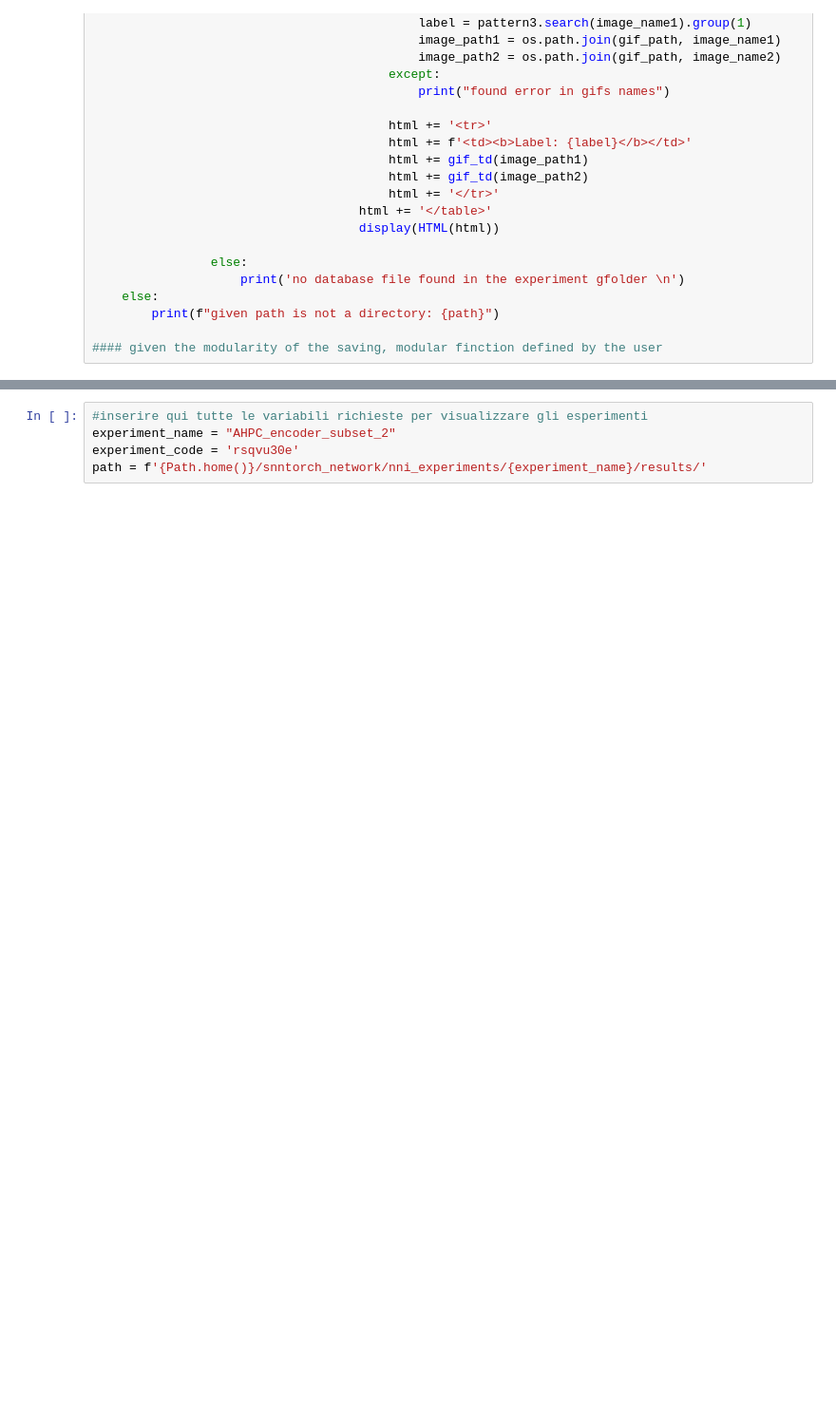
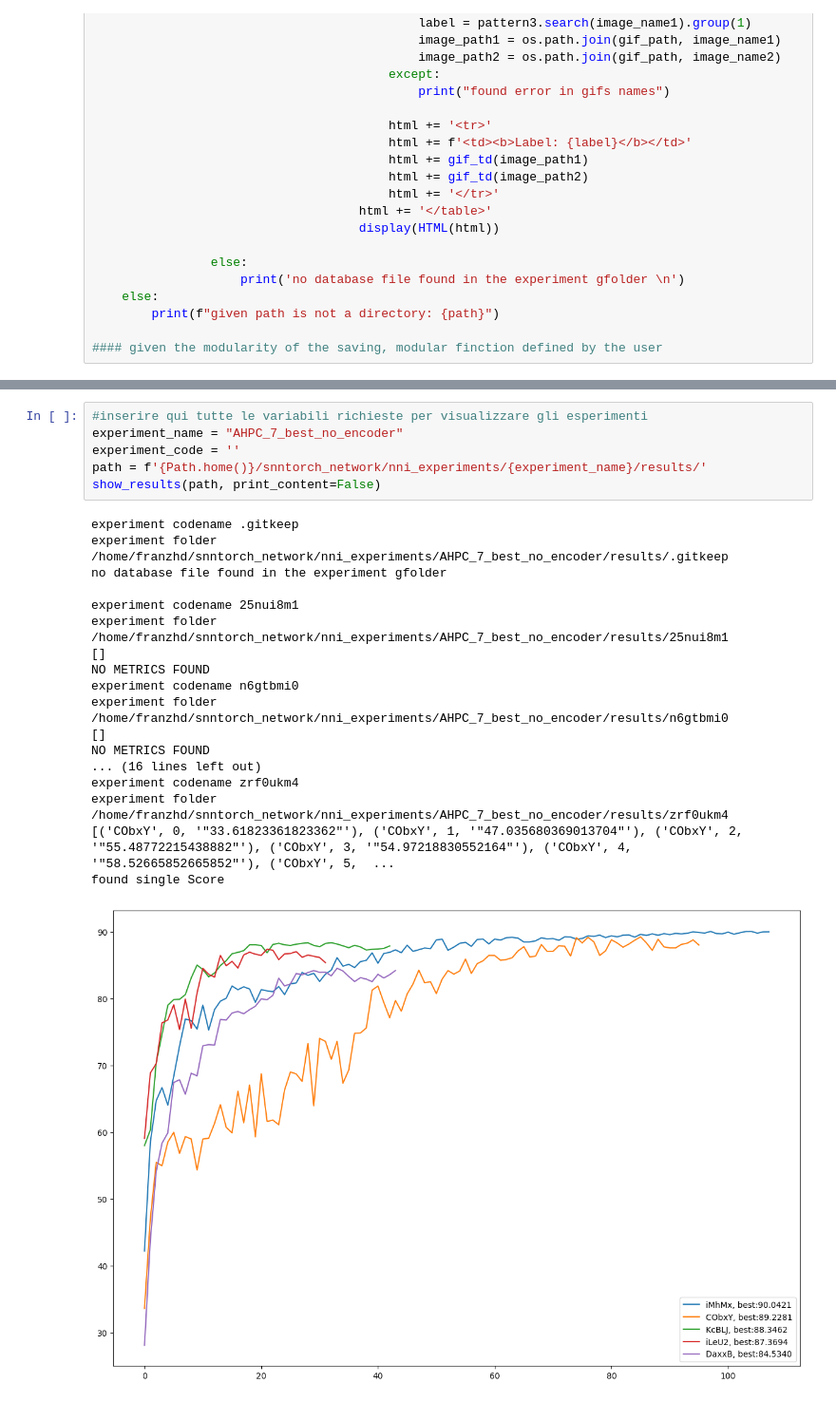
Before and after one commit to franzhd/snntorch_network, a Jupyter notebook: notebook/experiment_visualizer.ipynb, the cells around one changed output, grey strips where cells are left out. Shown at 95% size. Saved outputs shown, nothing was run; the diff lists cells and outputs as text; blank space fills up the shorter version.

```diff
--- a/notebook/experiment_visualizer.ipynb
+++ b/notebook/experiment_visualizer.ipynb
@@ -321,5 +317,25 @@ The gif_path does not exist.
 # %%
 #inserire qui tutte le variabili richieste per visualizzare gli esperimenti
-experiment_name = "AHPC_encoder_subset_2"
-experiment_code = 'rsqvu30e'
+experiment_name = "AHPC_7_best_no_encoder"
+experiment_code = ''
 path = f'{Path.home()}/snntorch_network/nni_experiments/{experiment_name}/results/'
+show_results(path, print_content=False)
+# %% [output]
+experiment codename .gitkeep
+experiment folder /home/franzhd/snntorch_network/nni_experiments/AHPC_7_best_no_encoder/results/.gitkeep
+no database file found in the experiment gfolder
+
+experiment codename 25nui8m1
+experiment folder /home/franzhd/snntorch_network/nni_experiments/AHPC_7_best_no_encoder/results/25nui8m1
+[]
+NO METRICS FOUND
+experiment codename n6gtbmi0
+experiment folder /home/franzhd/snntorch_network/nni_experiments/AHPC_7_best_no_encoder/results/n6gtbmi0
+[]
+NO METRICS FOUND
+... (16 lines left out)
+experiment codename zrf0ukm4
+experiment folder /home/franzhd/snntorch_network/nni_experiments/AHPC_7_best_no_encoder/results/zrf0ukm4
+[('CObxY', 0, '"33.61823361823362"'), ('CObxY', 1, '"47.035680369013704"'), ('CObxY', 2, '"55.48772215438882"'), ('CObxY', 3, '"54.97218830552164"'), ('CObxY', 4, '"58.52665852665852"'), ('CObxY', 5,  ...
+found single Score
+[figure, added]
```
Also changed, not shown: parts of 6 cells of this notebook, 7 other files.
